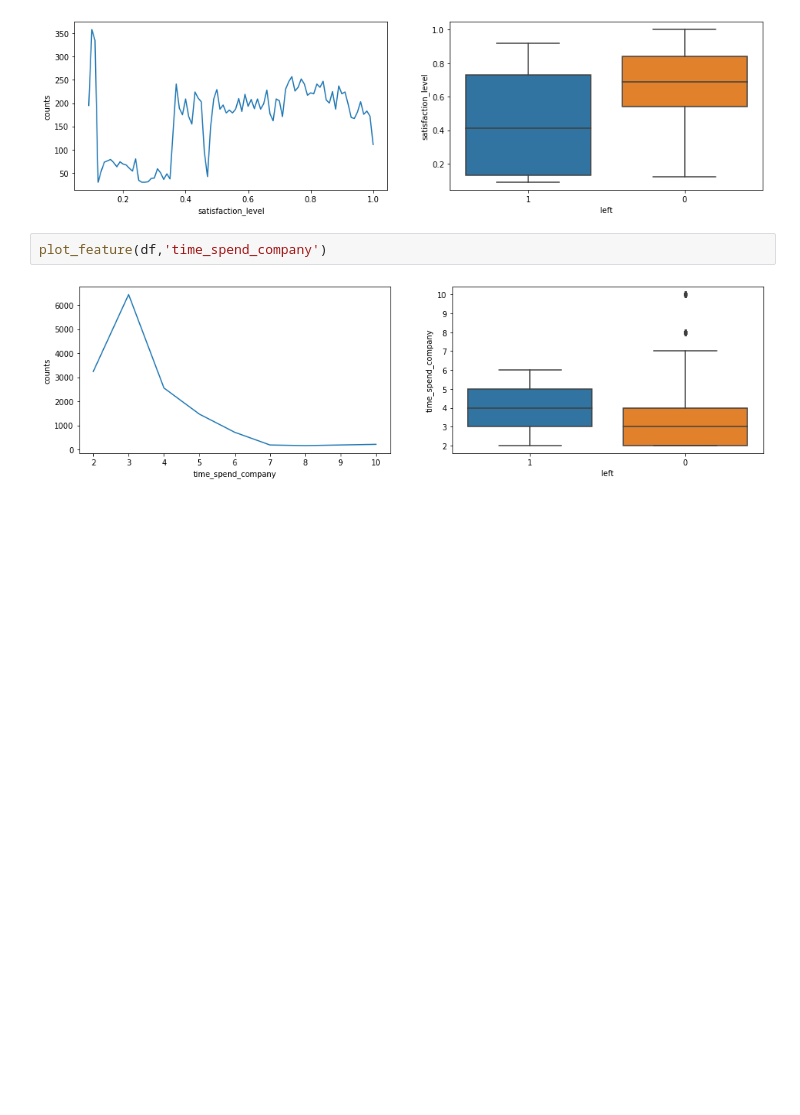
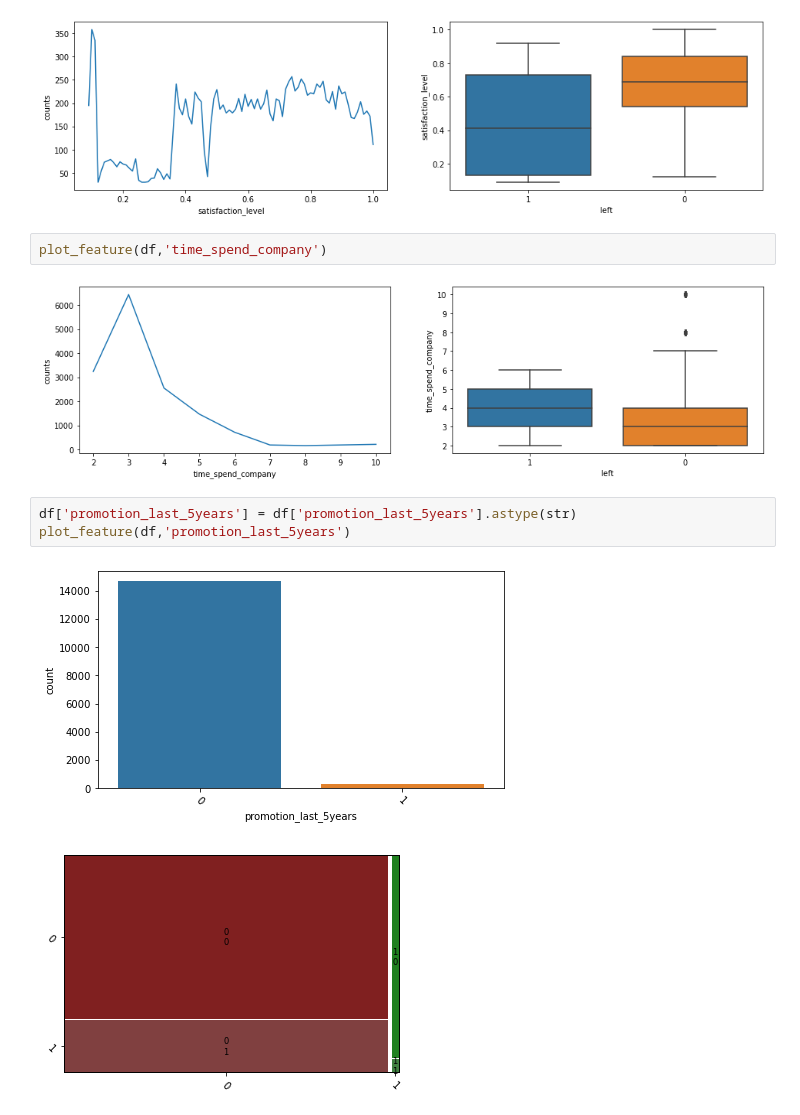
Before and after one commit to DeovratP/Logistic-Regression, a Jupyter notebook: HR_analytics_data/HR-data-analysis.ipynb, the cells around one changed output. Saved outputs shown, nothing was run; the diff lists cells and outputs as text; blank space fills up the shorter version.

```diff
--- a/HR_analytics_data/HR-data-analysis.ipynb
+++ b/HR_analytics_data/HR-data-analysis.ipynb
@@ -226,3 +206,9 @@ plot_feature(df,'satisfaction_level')
 plot_feature(df,'time_spend_company')
 # %% [output]
 [figure]
+# %%
+df['promotion_last_5years'] = df['promotion_last_5years'].astype(str)
+plot_feature(df,'promotion_last_5years')
+# %% [output]
+[figure, added]
+[figure, added]
```
Also changed, not shown: parts of 26 cells of this notebook.
